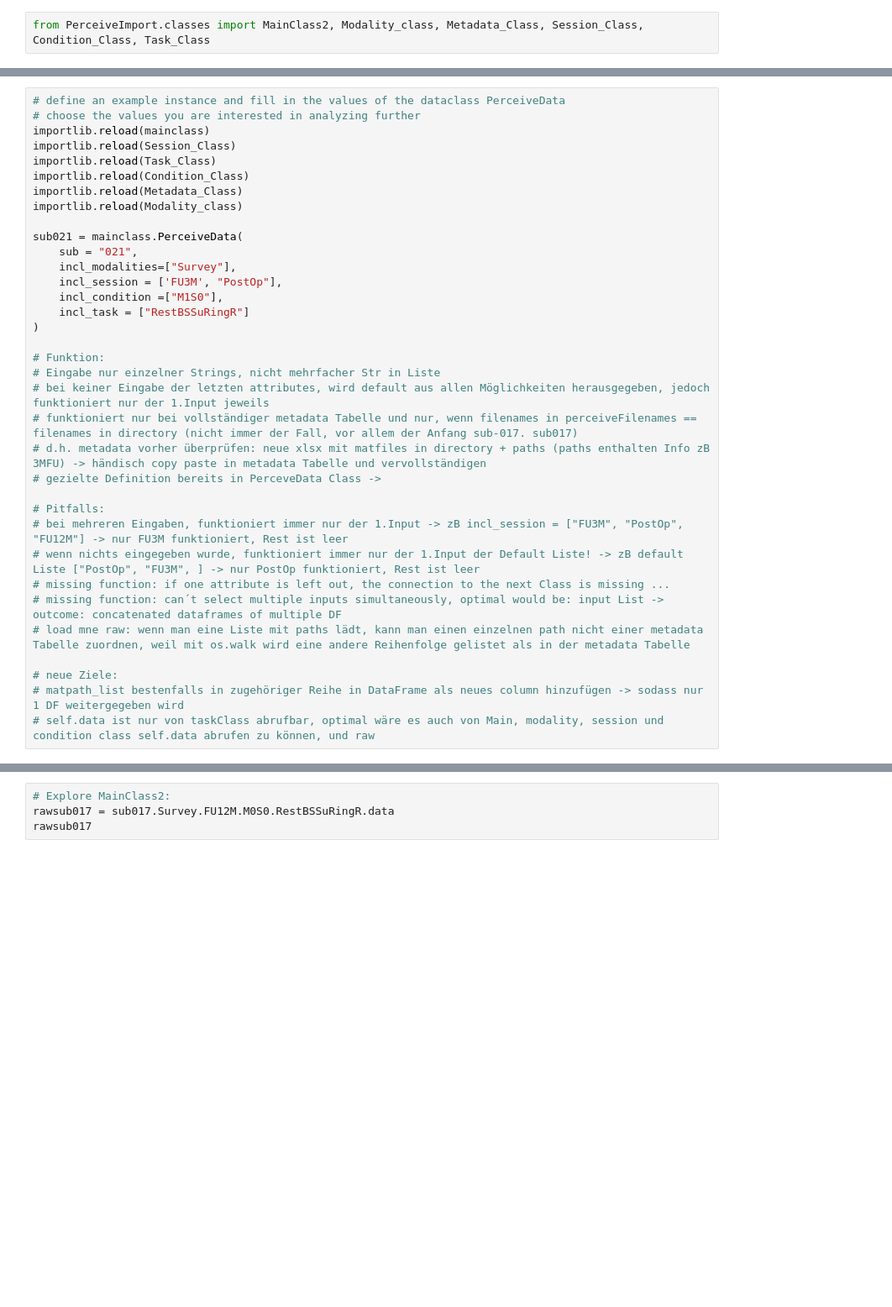
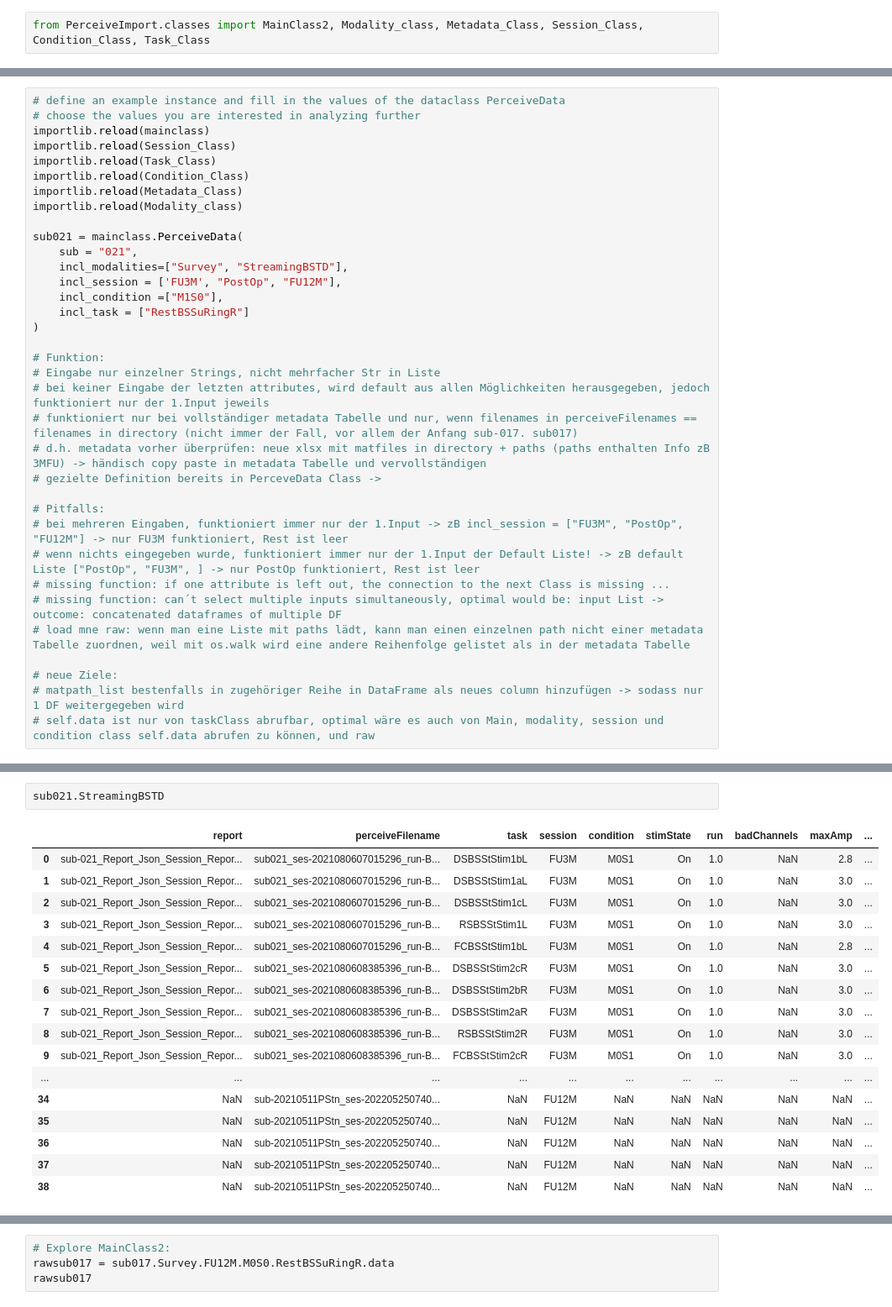
Before and after one commit to jgvhabets/PyPerceive, a Jupyter notebook: code/notebooks/percept_tf_analysis.ipynb, the cells around one changed output, grey strips where cells are left out. Shown at 84% size. Drawn from its saved outputs; the diff is of its cells as text; blank space fills up the shorter version.

```diff
--- a/code/notebooks/percept_tf_analysis.ipynb
+++ b/code/notebooks/percept_tf_analysis.ipynb
@@ -118,8 +116,8 @@ importlib.reload(Modality_class)
 
 sub021 = mainclass.PerceiveData(
     sub = "021",
-    incl_modalities=["Survey"],
-    incl_session = ['FU3M', "PostOp"],
+    incl_modalities=["Survey", "StreamingBSTD"],
+    incl_session = ['FU3M', "PostOp", "FU12M"],
     incl_condition =["M1S0"],
     incl_task = ["RestBSSuRingR"]
 )
@@ -229,0 +146,20 @@ matpath_list = metadata["path_to_perceive"].to_list()
+# %%
+sub021.StreamingBSTD
+# %% [output]
+|  | report | perceiveFilename | task | session | condition | stimState | run | badChannels | maxAmp | ... |
+| 0 | sub-021_Report_Json_Session_Repor... | sub021_ses-2021080607015296_run-B... | DSBSStStim1bL | FU3M | M0S1 | On | 1.0 | NaN | 2.8 | ... |
+| 1 | sub-021_Report_Json_Session_Repor... | sub021_ses-2021080607015296_run-B... | DSBSStStim1aL | FU3M | M0S1 | On | 1.0 | NaN | 3.0 | ... |
+| 2 | sub-021_Report_Json_Session_Repor... | sub021_ses-2021080607015296_run-B... | DSBSStStim1cL | FU3M | M0S1 | On | 1.0 | NaN | 3.0 | ... |
+| 3 | sub-021_Report_Json_Session_Repor... | sub021_ses-2021080607015296_run-B... | RSBSStStim1L | FU3M | M0S1 | On | 1.0 | NaN | 3.0 | ... |
+| 4 | sub-021_Report_Json_Session_Repor... | sub021_ses-2021080607015296_run-B... | FCBSStStim1bL | FU3M | M0S1 | On | 1.0 | NaN | 2.8 | ... |
+| 5 | sub-021_Report_Json_Session_Repor... | sub021_ses-2021080608385396_run-B... | DSBSStStim2cR | FU3M | M0S1 | On | 1.0 | NaN | 3.0 | ... |
+| 6 | sub-021_Report_Json_Session_Repor... | sub021_ses-2021080608385396_run-B... | DSBSStStim2bR | FU3M | M0S1 | On | 1.0 | NaN | 3.0 | ... |
+| 7 | sub-021_Report_Json_Session_Repor... | sub021_ses-2021080608385396_run-B... | DSBSStStim2aR | FU3M | M0S1 | On | 1.0 | NaN | 3.0 | ... |
+| 8 | sub-021_Report_Json_Session_Repor... | sub021_ses-2021080608385396_run-B... | RSBSStStim2R | FU3M | M0S1 | On | 1.0 | NaN | 3.0 | ... |
+| 9 | sub-021_Report_Json_Session_Repor... | sub021_ses-2021080608385396_run-B... | FCBSStStim2cR | FU3M | M0S1 | On | 1.0 | NaN | 3.0 | ... |
+| ... | ... | ... | ... | ... | ... | ... | ... | ... | ... | ... |
+| 34 | NaN | sub-20210511PStn_ses-202205250740... | NaN | FU12M | NaN | NaN | NaN | NaN | NaN | ... |
+| 35 | NaN | sub-20210511PStn_ses-202205250740... | NaN | FU12M | NaN | NaN | NaN | NaN | NaN | ... |
+| 36 | NaN | sub-20210511PStn_ses-202205250740... | NaN | FU12M | NaN | NaN | NaN | NaN | NaN | ... |
+| 37 | NaN | sub-20210511PStn_ses-202205250740... | NaN | FU12M | NaN | NaN | NaN | NaN | NaN | ... |
+| 38 | NaN | sub-20210511PStn_ses-202205250740... | NaN | FU12M | NaN | NaN | NaN | NaN | NaN | ... |
```
Also changed, not shown: parts of 7 cells of this notebook, 3 other files.
